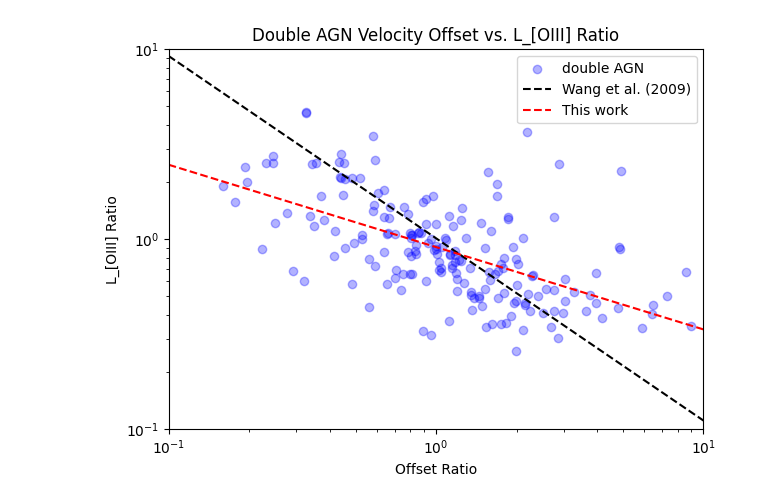
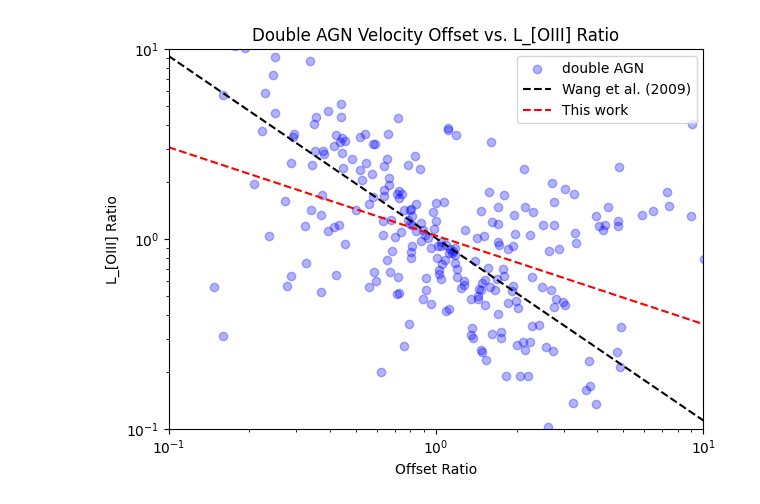
Before and after one commit to hyp0515/searching_inflow, a Jupyter notebook: dAGN.ipynb, the cells around one changed output. Drawn from its saved outputs; the diff is of its cells as text; code cells hidden in the pictures.

```diff
--- a/dAGN.ipynb
+++ b/dAGN.ipynb
@@ -33,19 +26,19 @@ cs_df.drop(columns=['MORPHTYPE', 'p_value', 'BPT_2comp', 'dv_r', 'dv_l', 'sigma_
 # %%
-delta_dv = dps_df['dv_r'] - dps_df['dv_l']
+delta_dv = dps_df['DV_R'] - dps_df['DV_L']
 resolution = c * 0.8 / (Halpha_rest*(1+dps_df['Z']))
-sigma_r = np.sqrt(dps_df['sigma_r']**2 + resolution**2)
-sigma_l = np.sqrt(dps_df['sigma_l']**2 + resolution**2)
+sigma_r = np.sqrt(dps_df['SIGMA_R']**2 + resolution**2)
+sigma_l = np.sqrt(dps_df['SIGMA_L']**2 + resolution**2)
 dps_df['delta_dv'] = delta_dv
 dps_df['width_ratio'] = sigma_l / sigma_r
 
 # robust_dps = dps_df[(dps_df['BPT_2comp']!=512)&(dps_df['VD_SL']!=0)&(dps_df['LOGM']!=0)]
-robust_dps = dps_df[(dps_df['BPT_2comp']!=512)&(dps_df['LOGM']!=0)]
+robust_dps = dps_df[(dps_df['BPT_2COMP']!=512)&(dps_df['LOGM']!=0)]
 robust_dps = robust_dps[(~robust_dps['width_ratio'].isnull())]
 # robust_cs = cs_df[(cs_df['BPT_1comp']!=256)&(cs_df['VD_SL']!=0)&(cs_df['LOGM']!=0)]
-robust_cs = cs_df[(cs_df['BPT_1comp']!=256)&(cs_df['LOGM']!=0)]
+robust_cs = cs_df[(cs_df['BPT_1COMP']!=256)&(cs_df['LOGM']!=0)]
 # %%
-dAGN_dp = robust_dps[robust_dps['BPT_2comp']==32].copy()
+dAGN_dp = robust_dps[robust_dps['BPT_2COMP']==32].copy()
 print(len(dAGN_dp))
-AGN_cs = robust_cs[robust_cs['BPT_1comp']==16].copy()
+AGN_cs = robust_cs[robust_cs['BPT_1COMP']==16].copy()
 print(len(AGN_cs))
 # %% [output]
@@ -66,14 +59,7 @@ print(len(model_1comp_cs))
 # %%
-dAGN_dp['flux_ratio'] = 0
+dAGN_dp['flux_ratio'] = [0] * len(dAGN_dp)
+
+flux_ratio = []
 for i in range(len(dAGN_dp)):
-    lam = desi_wavelength/(1+dAGN_dp['Z'].iloc[i])
-    left_shift = dAGN_dp['dv_l'].iloc[i] / c * OIII_rest[1]
-    right_shift = dAGN_dp['dv_r'].iloc[i] / c * OIII_rest[1]
-
-    left_flux = np.max(left_2comp_dps[i][(lam>(OIII_rest[1]+left_shift-2)) & (lam<(OIII_rest[1]+left_shift+2))])
-    right_flux = np.max(right_2comp_dps[i][(lam>(OIII_rest[1]+right_shift-2)) & (lam<(OIII_rest[1]+right_shift+2))])
-
-    if ((right_flux < 1) and (left_flux < 1)) or (dAGN_dp['OIII5007_dp'].iloc[i] is False):
-        dAGN_dp['flux_ratio'].iloc[i] = np.nan
-    else:
-        dAGN_dp['flux_ratio'].iloc[i] = left_flux / right_flux
+    flux_ratio.append(dAGN_dp['OIII5007_FLUX_2COMP_L'].iloc[i] / dAGN_dp['OIII5007_FLUX_2COMP_R'].iloc[i])
+dAGN_dp['flux_ratio'] = flux_ratio
@@ -106,7 +74,7 @@ y = 0.005-(0.96*np.log10(x))
 # %%
 from scipy import stats
 
-data_x = np.log10(-dAGN_dp['dv_l']/dAGN_dp['dv_r'])
+data_x = np.log10(-dAGN_dp['DV_L']/dAGN_dp['DV_R'])
 data_y = np.log10(dAGN_dp['flux_ratio'])
 
 # remove NaN and inf values
@@ -143,17 +121,17 @@ plt.show()
 # %%
-plt.scatter(-dAGN_dp['dv_l']/dAGN_dp['dv_r'], dAGN_dp['flux_ratio'], alpha=0.3, color='blue', label='double AGN')
+plt.scatter(-dAGN_dp['DV_L']/dAGN_dp['DV_R'], dAGN_dp['flux_ratio'], alpha=0.3, color='blue', label='double AGN')
 plt.plot(x, 10**y, color='k', label='Wang et al. (2009)', linestyle='--')
 plt.plot(fit_x_range, 10**fit_y_values, color='r', linestyle='--', label='This work')
 plt.xscale('log')
 plt.yscale('log')
 plt.xlim(left=0.1, right=10)
 plt.ylim(bottom=0.1, top=10)
 plt.xlabel('Offset Ratio')
 plt.ylabel('L_[OIII] Ratio')
 plt.title('Double AGN Velocity Offset vs. L_[OIII] Ratio')
 plt.legend()
 plt.tight_layout()
-plt.savefig('./figures/Feb25/dAGN_flux_ratio.png')
+# plt.savefig('./figures/Feb25/dAGN_flux_ratio.png')
 plt.show()
 # %% [output]
-[figure, old version]
+[figure, new version]
```
Also changed, not shown: parts of 9 cells of this notebook, 11 other files.
